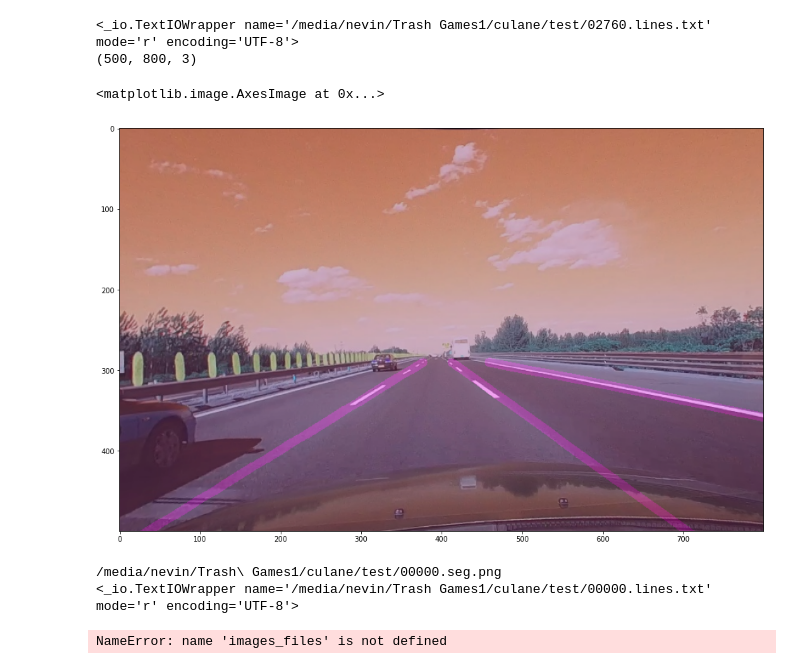
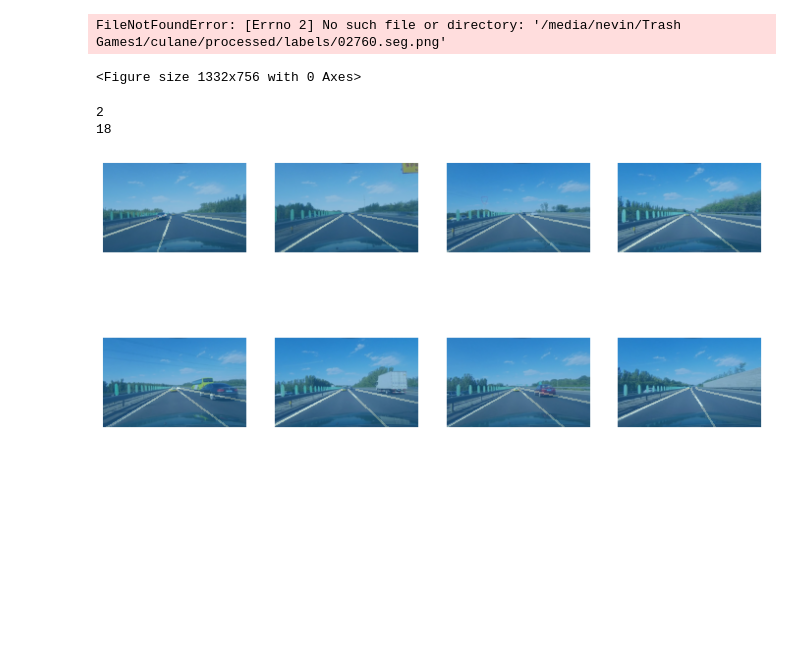
Before and after one commit to nevinpuri/slam, a Jupyter notebook: lanes.ipynb, the cells around one changed output. Drawn from its saved outputs; the diff is of its cells as text; code cells hidden in the pictures; blank space fills up the shorter version.

```diff
--- a/lanes.ipynb
+++ b/lanes.ipynb
@@ -45,25 +74,6 @@ img = cv.imread(str(image))
 # h, w, c = img.shape
 
 all_points = get_points(l_file)
-
-def gen_seg(image, points):
-    h, w, c = image.shape
-    seg_image = np.zeros((h, w), np.uint8)
-    for i in range(len(points)):
-        point = np.asarray(points[i])
-        x = point[:, 0]
-        y = point[:, 1]
-
-        poly = np.polyfit(x, y, 3)
-        poly_y = [np.polyval(poly, i) for i in x]
-
-        draw_points = (np.asarray([x, poly_y]).T).astype(np.int32)
-        # print(point)
-
-        seg_image = cv.polylines(seg_image, [draw_points], False, color=(1, 0, 0), thickness=10)
-
-    return seg_image
-
     # plt.plot(x, poly_y)
     # plt.show()
 
@@ -87,20 +97,16 @@ plt.imshow(blended)
 
 # plt.imshow(img)
 # %% [output]
-<_io.TextIOWrapper name='/media/nevin/Trash Games1/culane/test/02760.lines.txt' mode='r' encoding='UTF-8'>
-(500, 800, 3)
+FileNotFoundError: [Errno 2] No such file or directory: '/media/nevin/Trash Games1/culane/processed/labels/02760.seg.png'
-<matplotlib.image.AxesImage at 0x...>
+<Figure size 1332x756 with 0 Axes>
-[figure, removed]
 # %%
-def save_func(input):
-    return f"{test_dir}{input.stem}.seg.png"
+for image in tqdm(image_files):
+    save_path = save_func(image)
+    label_save_path = label_func(image)
+    label = text_label_func(image)
 
-
-for image in image_files:
-    save_path = save_func(image).replace(" ", "\ ")
-    print(save_path)
-    label = label_func(image)
     img = cv.imread(str(image))
+    img = cv.cvtColor(img, cv.COLOR_BGR2RGB)
     points = get_points(label)
 
     seg = gen_seg(img, points)
@@ -108,21 +114,35 @@ for image in image_files:
     img = img[0:500, 400:1200]
     seg = seg[0:500, 400:1200]
 
-    cv.imwrite(save_path, seg)
-    break
+    img = Image.fromarray(img)
+    img.save(save_path)
+
+    seg = Image.fromarray(seg)
+    seg.save(label_save_path)
+
+    # result = cv.imwrite(save_path, seg)
+    # print(result)
+
+# seg_img = cv.imread("/media/nevin/Trash Games1/culane/test/00000.seg.png")
+# count = np.count_nonzero(seg_img == 1)
+# print(count)
+# plt.imshow(seg_img)
-# %% [output]
-/media/nevin/Trash\ Games1/culane/test/00000.seg.png
-<_io.TextIOWrapper name='/media/nevin/Trash Games1/culane/test/00000.lines.txt' mode='r' encoding='UTF-8'>
 # %%
 codes = ["lane"]
 # %%
+processed_image_files = get_image_files(path.join(processed_dir, "images/"))
+
 dls = SegmentationDataLoaders.from_label_func(
-    path="/media/nevin/Trash Games1/culane",
-    bs=4,
-    fnames=images_files,
+    path="/media/nevin/Trash Games1/culane/processed",
+    bs=8,
+    fnames=processed_image_files,
     label_func=label_func,
 )
-# %% [output]
-NameError: name 'images_files' is not defined
 # %%
-dls[0]
+dls.show_batch(max_n=8)
+print(len(dls))
+print()
+# %% [output]
+2
+18
+[figure, added]
```
Also changed, not shown: parts of 3 cells of this notebook, 1 other file.
